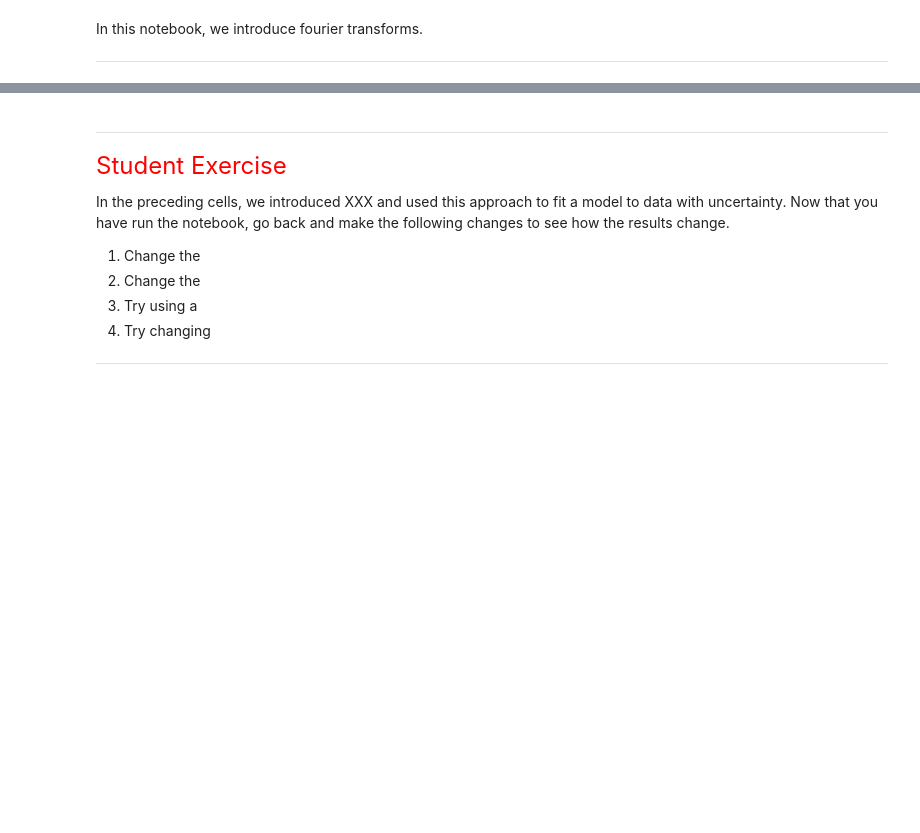
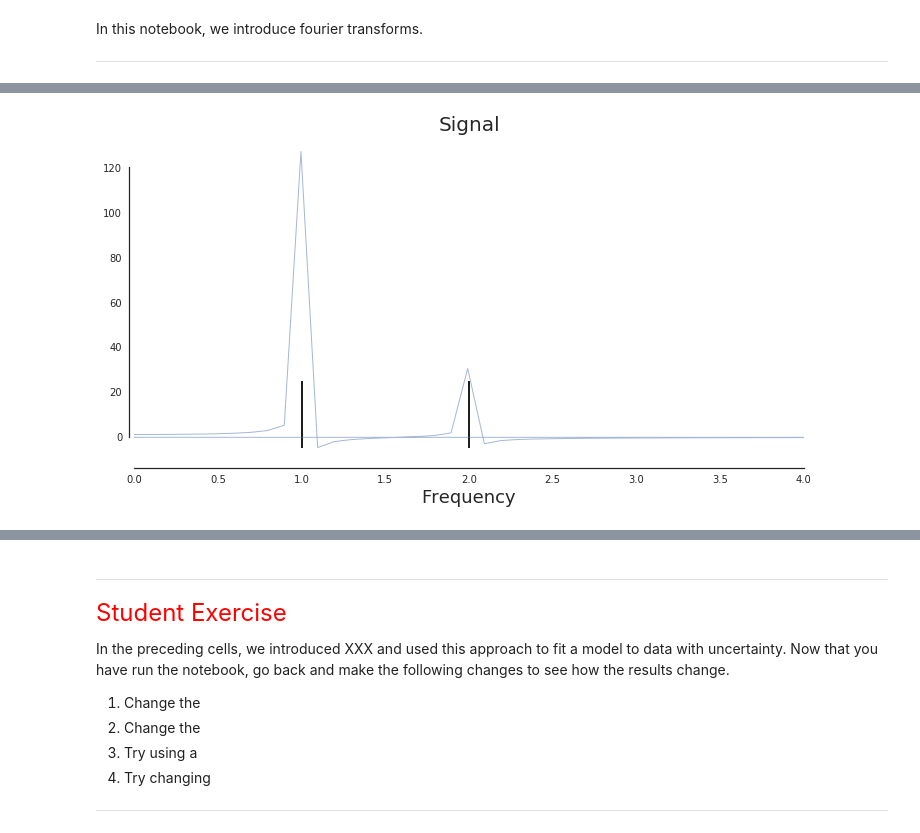
Before and after one commit to liweiweng/accy571-fa17, a Jupyter notebook: Module11/notebooks/intro2fft.ipynb, the cells around one changed output, grey strips where cells are left out. Cells and saved outputs as stored; diff of their text form; code cells hidden in the pictures; blank space fills up the shorter version.

```diff
--- a/Module11/notebooks/intro2fft.ipynb
+++ b/Module11/notebooks/intro2fft.ipynb
@@ -60,0 +117,15 @@ TEXT
+# %%
+# Compute FFT
+yf = np.fft.fft(y)
+freq = np.fft.fftfreq(len(y), d = delta_time)
+# %%
+fig, ax = plt.subplots(figsize=(12, 6))
+
+ax.plot(freq, yf, lw=1, alpha=0.5)
+ax.vlines([1, 2], -5, 25)
+ax.set(title='Signal',
+      xlabel='Frequency', xlim=(0, 4))
+
+sns.despine(offset=5, trim=True)
+# %% [output]
+[figure, added]
```
Also changed, not shown: parts of 20 cells of this notebook, 5 other files.
